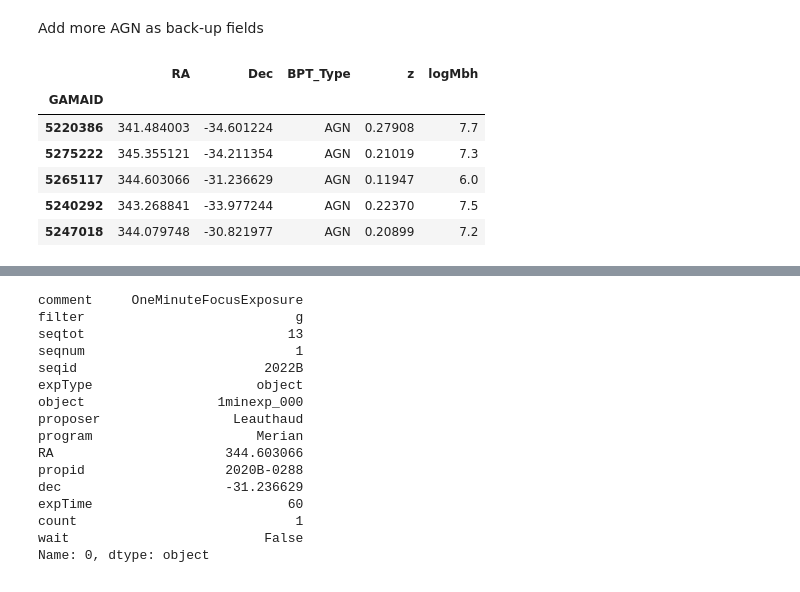
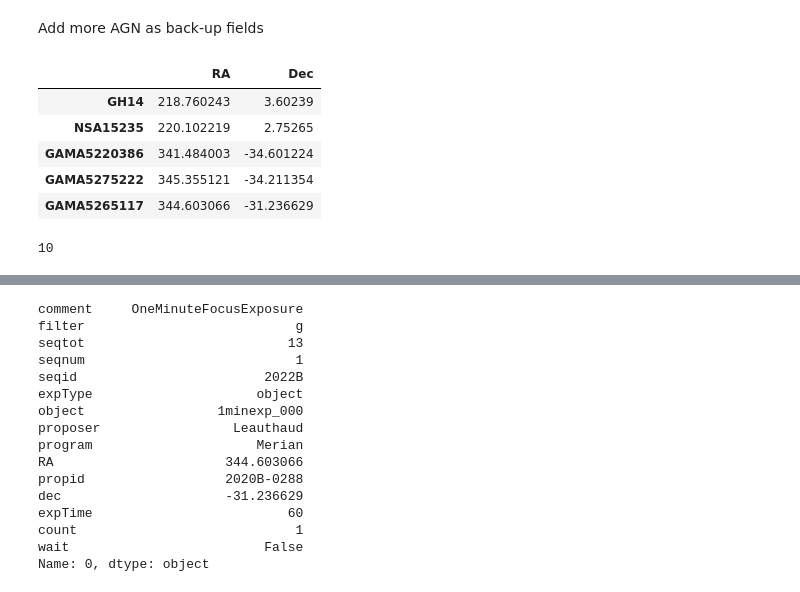
Before and after one commit to MerianSurvey/skipper, a Jupyter notebook: notebooks/AddMoreAGNBackup.ipynb, the cells around one changed output, grey strips where cells are left out. Drawn from its saved outputs; the diff is of its cells as text; code cells hidden in the pictures.

```diff
--- a/notebooks/AddMoreAGNBackup.ipynb
+++ b/notebooks/AddMoreAGNBackup.ipynb
@@ -36,16 +36,8 @@ seed_name = 'OFFSET'
 seed = int(''.join([ str(get_telenumber(x)) for x in seed_name ]))
 # %%
 agn_catalog = pd.read_csv('../data/GAMA_LowMass.txt', delim_whitespace=True, comment='#', index_col=0)
+agn_catalog['GAMANAME'] = [ f'GAMA{x}' for x in agn_catalog.index ]
+agn_catalog = agn_catalog.set_index('GAMANAME')
-# %%
-agn_catalog.head ()
-# %% [output]
-|  | RA | Dec | BPT_Type | z | logMbh |
-| GAMAID |  |  |  |  |  |
-| 5220386 | 341.484003 | -34.601224 | AGN | 0.27908 | 7.7 |
-| 5275222 | 345.355121 | -34.211354 | AGN | 0.21019 | 7.3 |
-| 5265117 | 344.603066 | -31.236629 | AGN | 0.11947 | 6.0 |
-| 5240292 | 343.268841 | -33.977244 | AGN | 0.22370 | 7.5 |
-| 5247018 | 344.079748 | -30.821977 | AGN | 0.20899 | 7.2 |
 # %%
 additional = pd.DataFrame ( index=['GH14','NSA15235'],
                             columns = ['RA','Dec'] )
@@ -55,3 +47,12 @@ additional.loc['NSA15235'] = [220.1022190311,2.752650365]
 additional.to_csv('../data/additional.txt', sep=' ')
 # %%
 full = pd.concat([additional, agn_catalog[['RA','Dec']]])
+# %%
+full.head()
+# %% [output]
+|  | RA | Dec |
+| GH14 | 218.760243 | 3.60239 |
+| NSA15235 | 220.102219 | 2.75265 |
+| GAMA5220386 | 341.484003 | -34.601224 |
+| GAMA5275222 | 345.355121 | -34.211354 |
+| GAMA5265117 | 344.603066 | -31.236629 |
@@ -58,2 +61,6 @@ full = pd.concat([additional, agn_catalog[['RA','Dec']]])
+# %%
+len(catalog)
+# %% [output]
+10
 # %%
 exptime_sd = {5:'5min', 1.5:'90sec'}
```
Also changed, not shown: parts of 2 cells of this notebook, 2 other files.
